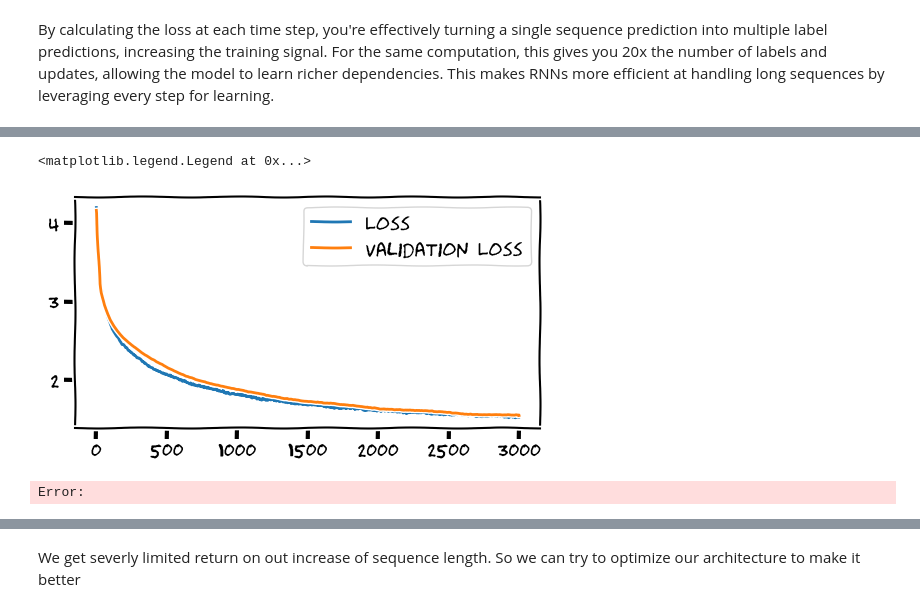
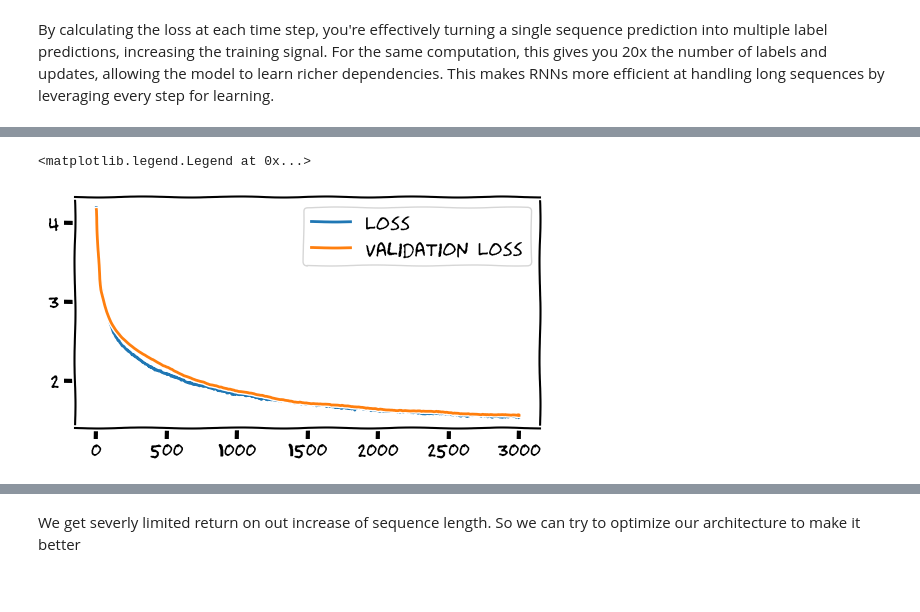
Before and after one commit to LucaM185/GPTs-from-scratch, a Jupyter notebook: 6 - RNN.ipynb, the cells around one changed output, grey strips where cells are left out. Cells and saved outputs as stored; diff of their text form; code cells hidden in the pictures.

```diff
--- a/6 - RNN.ipynb
+++ b/6 - RNN.ipynb
@@ -48,8 +48,8 @@ class RNN(nn.Module):
         super().__init__()
         self.embeddings = nn.Embedding(vocab_size, emb_size)
         self.fcxh = nn.Linear(emb_size, hidden_size)
-        self.fcxy = nn.Linear(hidden_size, hidden_size)
         self.fchh = nn.Linear(hidden_size, hidden_size)
+        self.fcxy = nn.Linear(hidden_size, vocab_size)
 
     def forward(self, inputs):
         emb = self.embeddings(inputs) # removed flatten, shape is (batch_size, sequence_length, emb_size)
@@ -60,8 +60,8 @@ class RNN(nn.Module):
 
         return self.fcxy(state)
 
-device = torch.device("cuda:0" if torch.cuda.is_available() else "cpu")
-model = RNN(emb_size=32, hidden_size=64).to(device)
+device = torch.device("cpu" if torch.cuda.is_available() else "cpu")
+model = RNN(emb_size=32, hidden_size=256).to(device)
 print(f"Millions of parameters: {sum(p.numel() for p in model.parameters())/1e6:.2f}")
 
 epochs = 3000
@@ -126,8 +132,8 @@ class RNN(nn.Module):
         super().__init__()
         self.embeddings = nn.Embedding(vocab_size, emb_size)
         self.fcxh = nn.Linear(emb_size, hidden_size)
+        self.fchh = nn.Linear(hidden_size, hidden_size)
         self.fcxy = nn.Linear(hidden_size, vocab_size)
-        self.fchh = nn.Linear(hidden_size, hidden_size)
 
     def forward(self, inputs):
         emb = self.embeddings(inputs) # removed flatten, shape is (batch_size, sequence_length, emb_size)
@@ -142,7 +148,7 @@ class RNN(nn.Module):
 
 
 device = torch.device("cuda:0" if torch.cuda.is_available() else "cpu")
-model = RNN(emb_size=32, hidden_size=64).to(device)
+model = RNN(emb_size=32, hidden_size=256).to(device)
 print(f"Millions of parameters: {sum(p.numel() for p in model.parameters())/1e6:.2f}")
 
 epochs = 3000
@@ -191,6 +197,5 @@ Epoch 2700 - Loss: 1.550
 <matplotlib.legend.Legend at 0x...>
-[figure, old version]
+[figure, new version]
-Error:
 # %%
 sequence_lengths = [1, 5, 10, 20, 50, 150, 400]
 losses = []
```
Also changed, not shown: parts of 5 cells of this notebook, 2 other files.
